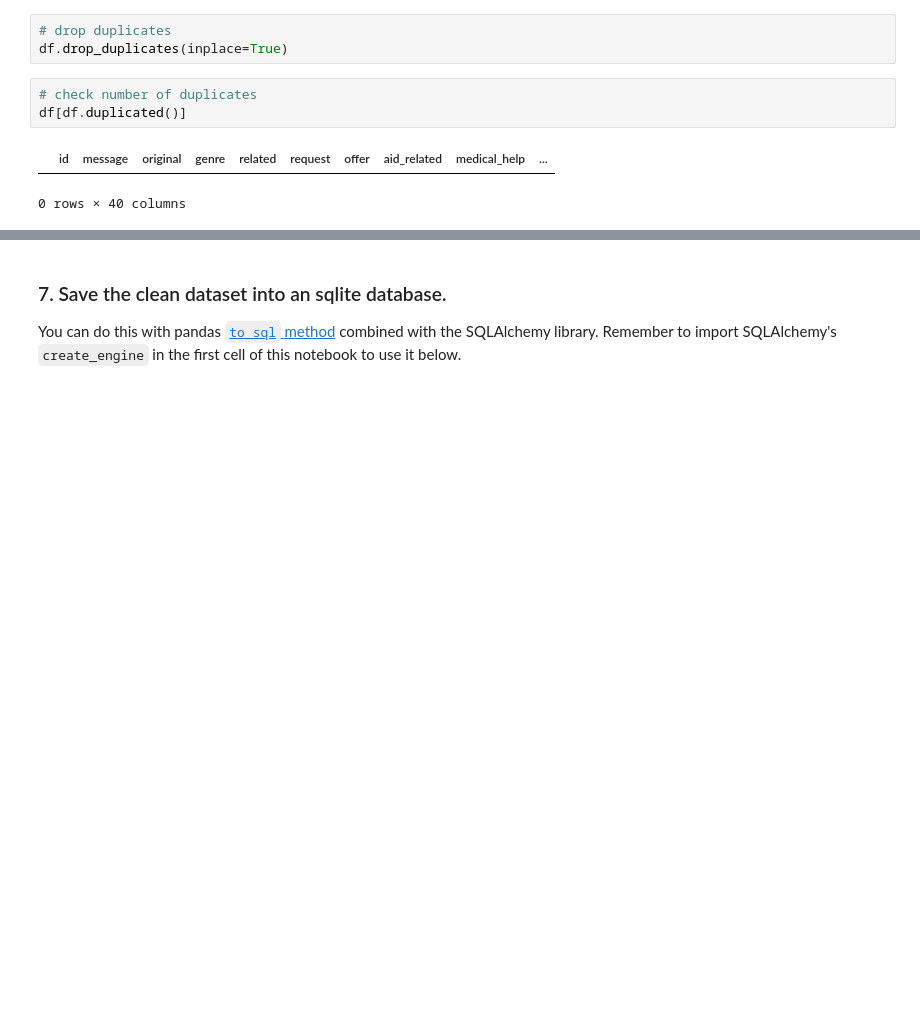
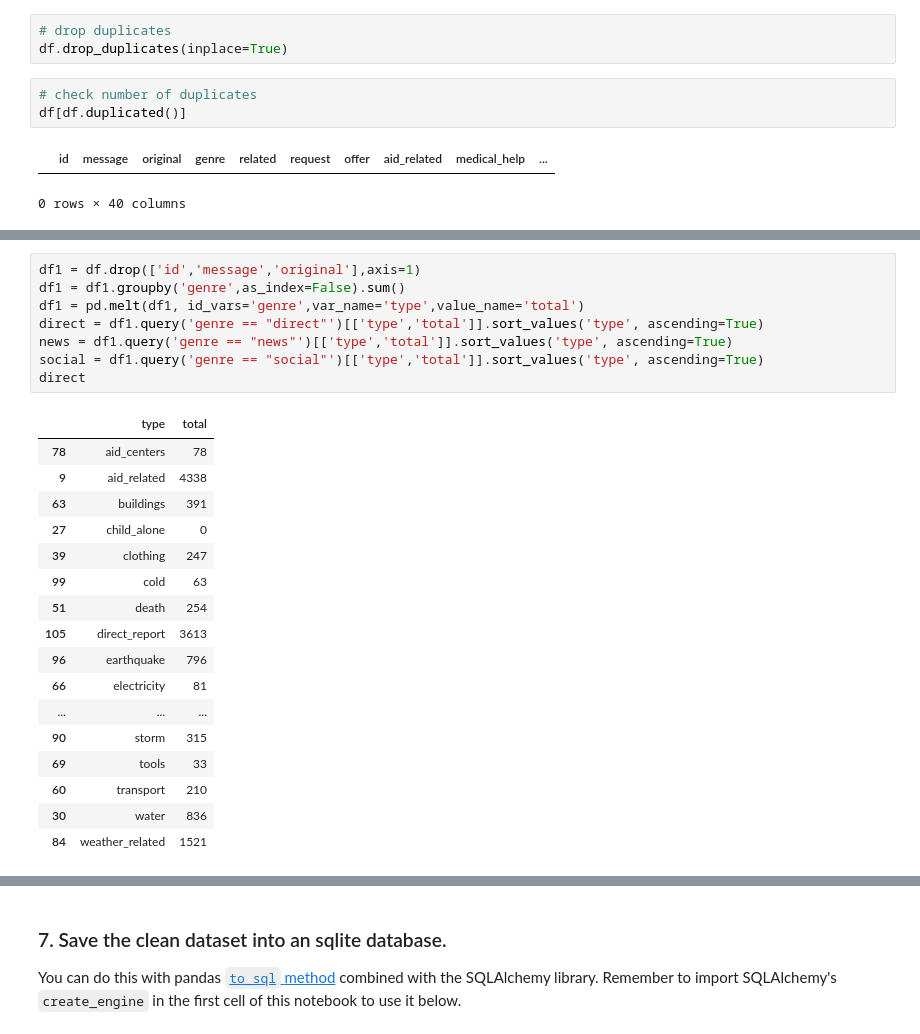
Before and after one commit to paco23ch/disaster_analysis, a Jupyter notebook: ETL Pipeline Preparation.ipynb, the cells around one changed output, grey strips where cells are left out. Saved outputs shown, nothing was run; the diff lists cells and outputs as text; blank space fills up the shorter version.

```diff
--- a/ETL Pipeline Preparation.ipynb
+++ b/ETL Pipeline Preparation.ipynb
@@ -188,0 +210,26 @@ df[df.duplicated()]
+# %%
+df1 = df.drop(['id','message','original'],axis=1)
+df1 = df1.groupby('genre',as_index=False).sum()
+df1 = pd.melt(df1, id_vars='genre',var_name='type',value_name='total')
+direct = df1.query('genre == "direct"')[['type','total']].sort_values('type', ascending=True)
+news = df1.query('genre == "news"')[['type','total']].sort_values('type', ascending=True)
+social = df1.query('genre == "social"')[['type','total']].sort_values('type', ascending=True)
+direct
+# %% [output]
+|  | type | total |
+| 78 | aid_centers | 78 |
+| 9 | aid_related | 4338 |
+| 63 | buildings | 391 |
+| 27 | child_alone | 0 |
+| 39 | clothing | 247 |
+| 99 | cold | 63 |
+| 51 | death | 254 |
+| 105 | direct_report | 3613 |
+| 96 | earthquake | 796 |
+| 66 | electricity | 81 |
+| ... | ... | ... |
+| 90 | storm | 315 |
+| 69 | tools | 33 |
+| 60 | transport | 210 |
+| 30 | water | 836 |
+| 84 | weather_related | 1521 |
```
Also changed, not shown: parts of 5 cells of this notebook, 3 other files.
